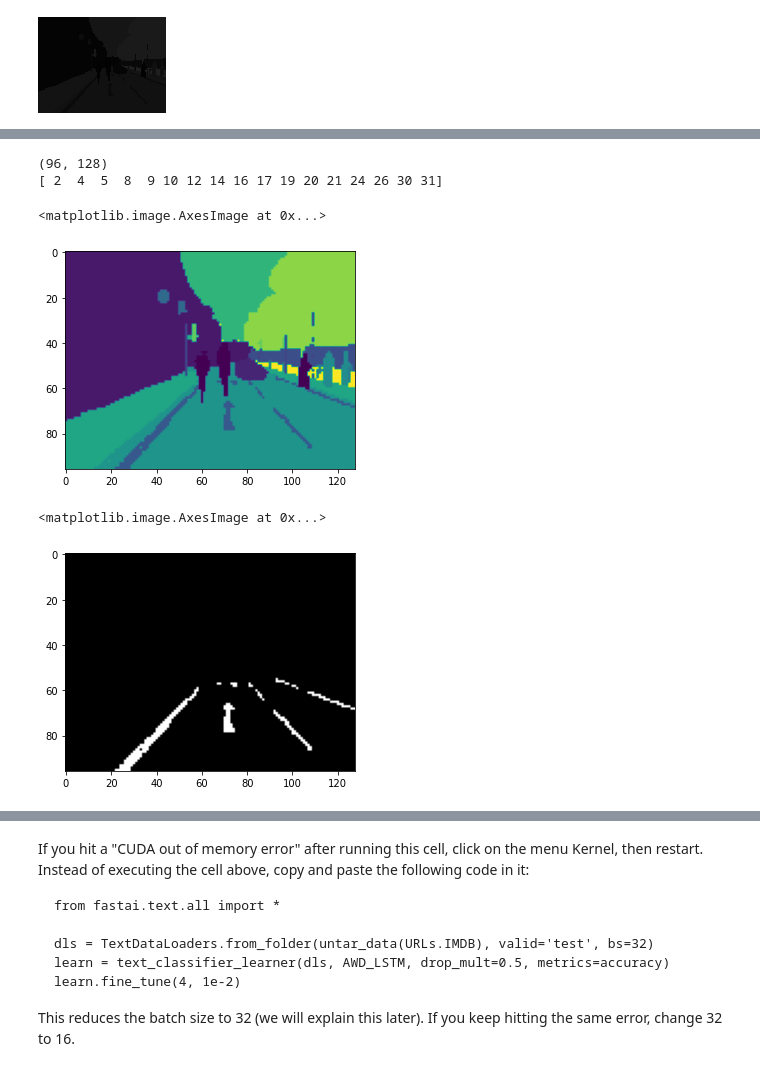
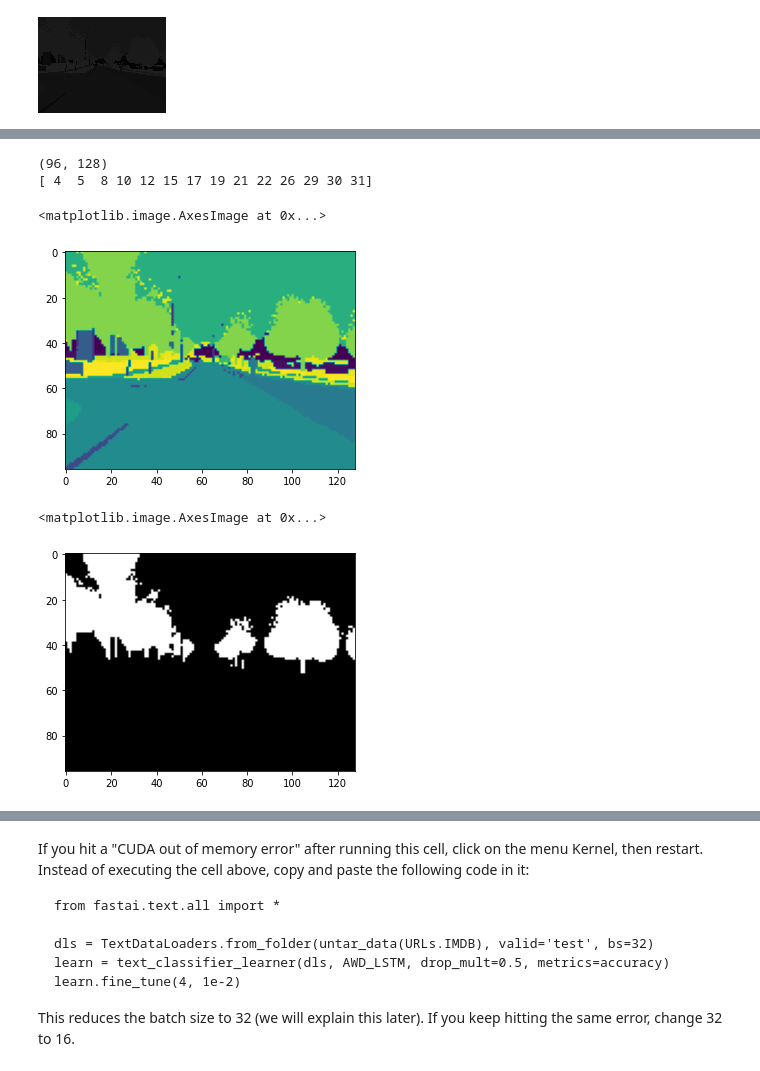
Before and after one commit to fhdbbk/fastai-1, a Jupyter notebook: 01_intro.ipynb, the cells around one changed output, grey strips where cells are left out. Cells and saved outputs as stored; diff of their text form; code cells hidden in the pictures.

```diff
--- a/01_intro.ipynb
+++ b/01_intro.ipynb
@@ -308,8 +385,8 @@ img.size
 # %% [output]
 (128, 96)
 # %%
-img = Image.open(filenames[0].parent.parent / 'labels' / str(filenames[0].stem + '_P' + filenames[0].suffix))
-img
+msk = Image.open(filenames[0].parent.parent / 'labels' / str(filenames[0].stem + '_P' + filenames[0].suffix))
+msk
 # filenames[0].stem
 # %% [output]
 [figure]
@@ -335,21 +412,21 @@ for i, class_name in enumerate(np.loadtxt(path/'codes.txt', dtype=str)):
 30: Void
 31: Wall
 # %%
-img2 = np.array(img)
+img2 = np.array(msk)
 print(img2.shape)
 print(np.unique(img2))
 plt.imshow(img2)
 # %% [output]
 (96, 128)
-[ 2  4  5  8  9 10 12 14 16 17 19 20 21 24 26 30 31]
+[ 4  5  8 10 12 15 17 19 21 22 26 29 30 31]
 <matplotlib.image.AxesImage at 0x...>
-[figure, old version]
+[figure, new version]
 # %%
-img3 = np.where(img2 == 10, 255, 0)
+img3 = np.where(img2 == 26, 255, 0)
 plt.imshow(img3, cmap='gray')
 # %% [output]
 <matplotlib.image.AxesImage at 0x...>
-[figure, old version]
+[figure, new version]
 # %%
 learn.show_results(max_n=6, figsize=(15,20))
 # %% [output]
```
Also changed, not shown: parts of 28 cells of this notebook.
